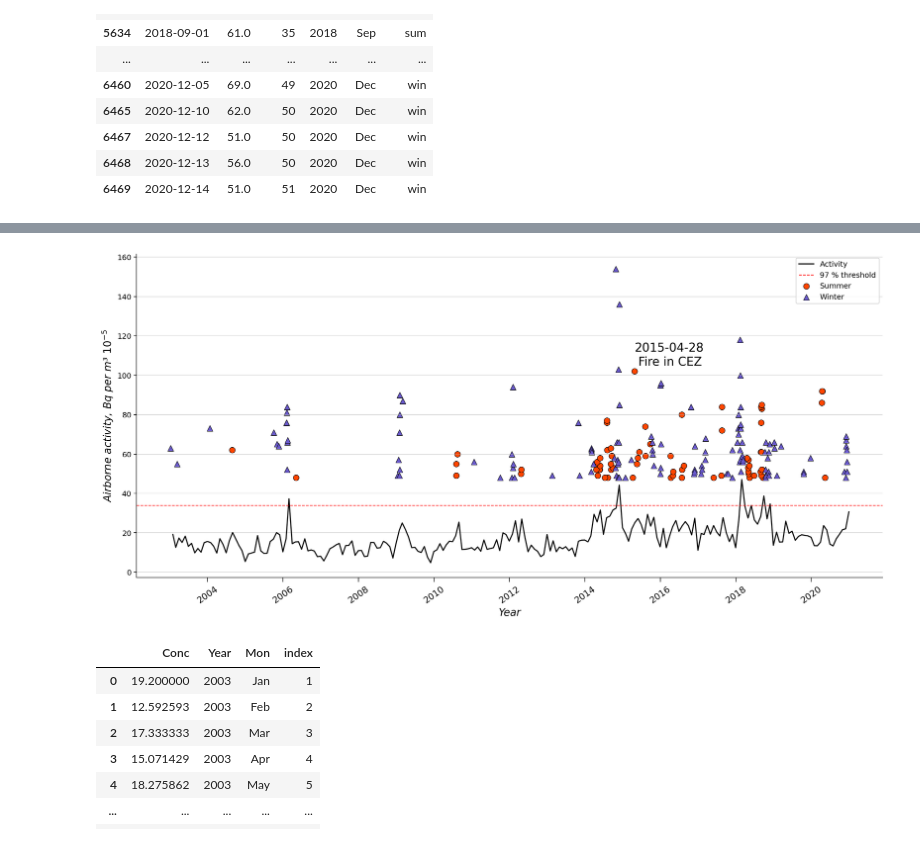
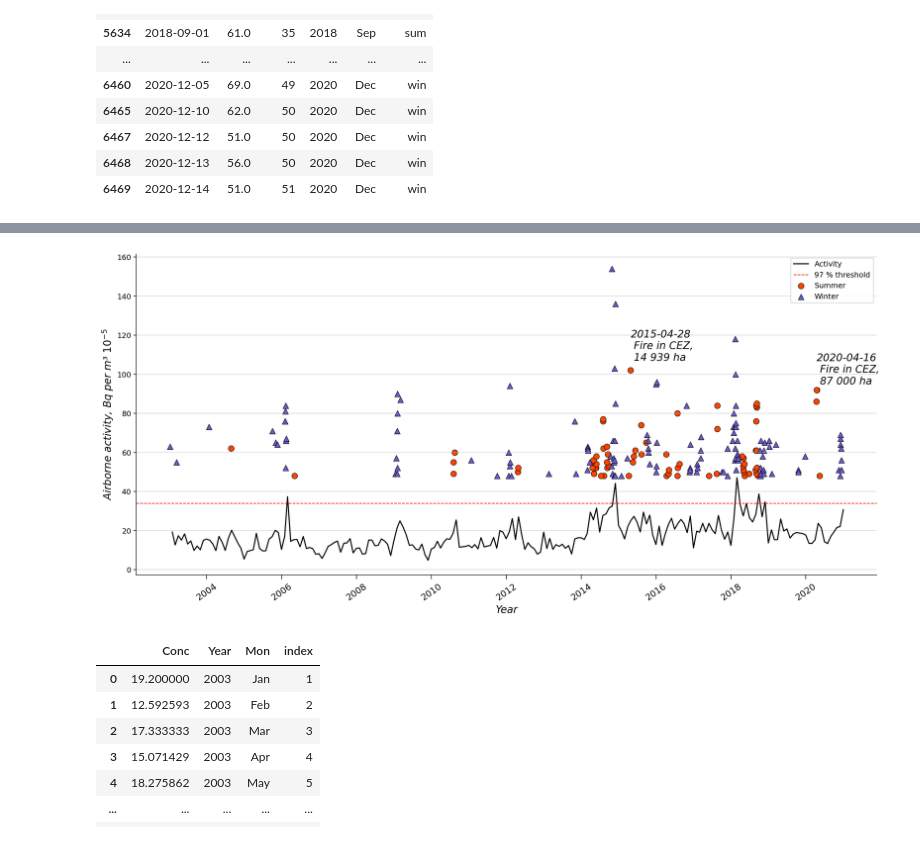
Before and after one commit to ADv0rnik/Data-analysis-for-JER, a Jupyter notebook: Pollution_dynamics03_20.ipynb, the cells around one changed output, grey strips where cells are left out. Cells and saved outputs as stored; diff of their text form; code cells hidden in the pictures.

```diff
--- a/Pollution_dynamics03_20.ipynb
+++ b/Pollution_dynamics03_20.ipynb
@@ -223,6 +223,13 @@ ax.set_xlabel('Year',
 ax.legend(labels=["Activity","97 % threshold", "Summer", "Winter"], fontsize = 'medium', loc = 1)
 ax.grid(axis='y', alpha = 0.5)
 date = df_sum.Date[df_sum.index[68]].strftime('%Y-%m-%d')
-plt.text(df_sum.Date[df_sum.index[68]], df_sum.Conc[df_sum.index[68]]+3, str(date) +'\n Fire in CEZ', fontdict=dict(color='black', size=16))
-#plt.savefig('/content/drive/MyDrive/Colab Notebooks/Data for JER/fig6.png', dpi=180)
+date1 = df_sum.Date[df_sum.index[67]].strftime('%Y-%m-%d')
+plt.text(df_sum.Date[df_sum.index[68]], df_sum.Conc[df_sum.index[68]]+5,
+         str(date) +'\n Fire in CEZ, \n 14 939 ha',
+         fontdict=dict(color='black', size=14, style = 'oblique' ))
+plt.text(df_sum.Date[df_sum.index[67]], df_sum.Conc[df_sum.index[67]]+3,
+         str(date1) +'\n Fire in CEZ, \n 87 000 ha',
+         fontdict=dict(color='black', size=14, style = 'oblique'))
+
+plt.savefig('/content/drive/MyDrive/Colab Notebooks/Data for JER/fig6.png', dpi=180)
 # %% [output]
@@ -230,4 +236,4 @@ Text(2015-04-28 00:00:00, 105.0, '2015-04-28\n Fire in CEZ')
-[figure, old version]
+[figure, new version]
 # %%
 #example of datafraem indexing
 mi_fin['index'] = range(1, len(mi_fin)+1)
```
Also changed, not shown: parts of 1 cell of this notebook.
